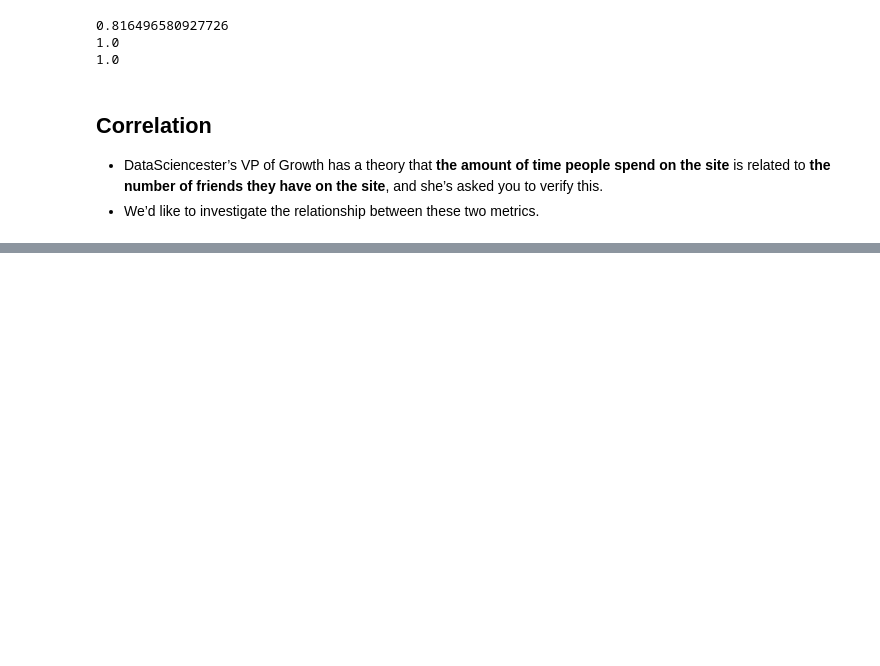
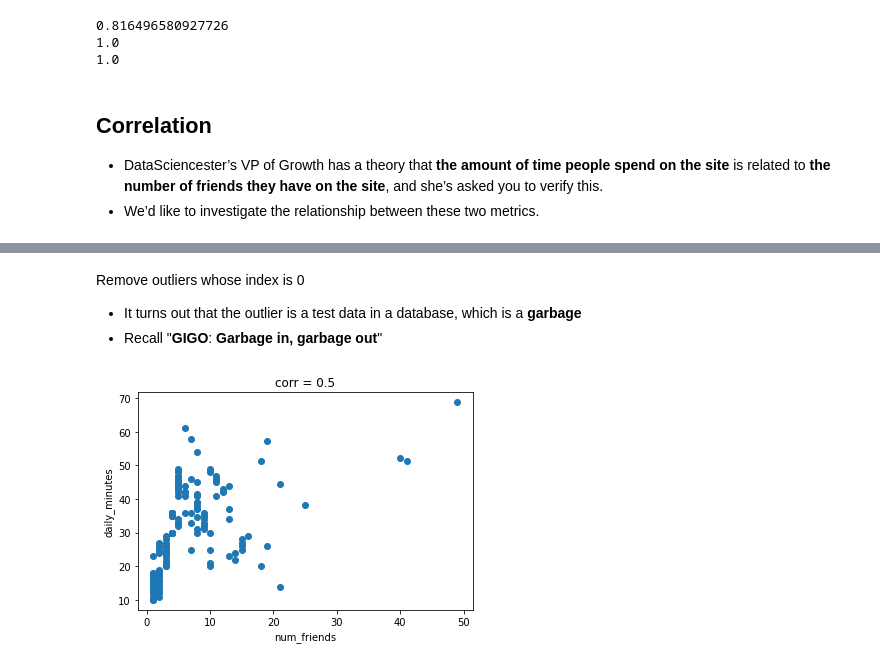
Before and after one commit to Lim-JiSeon/DataAnalysis, a Jupyter notebook: D‍ata Mining/Material/ch5_statistics-2020-student - Jupyter Notebook.ipynb, the cells around one changed output, grey strips where cells are left out. Drawn from its saved outputs; the diff is of its cells as text; code cells hidden in the pictures; blank space fills up the shorter version.

```diff
--- a/D‍ata Mining/Material/ch5_statistics-2020-student - Jupyter Notebook.ipynb
+++ b/D‍ata Mining/Material/ch5_statistics-2020-student - Jupyter Notebook.ipynb
@@ -285,0 +324,15 @@ print(standard_deviation([1,2,3]))
+# %% [markdown]
+Remove outliers whose index is 0<br>
+   - It turns out that the outlier is a test data in a database, which is a <b>garbage</b>
+   - Recall "<b>GIGO</b>: <b>Garbage in, garbage out</b>"
+# %%
+plt.scatter(num_friends[1:], daily_minutes[1:])
+#plt.scatter(num_friends[4:], daily_minutes[4:])
+plt.xlabel('num_friends')
+plt.ylabel('daily_minutes')
+plt.title('corr = {:.2}'.format(correlation(num_friends[1:], daily_minutes[1:]))) # corr = 0.57 -> 데이터셋이 다름
+plt.show()
+
+# outlier 때문에 corr이 낮게 나옴 제거하면 corr이 높게나온다
+# %% [output]
+[figure, added]
```
Also changed, not shown: parts of 22 cells of this notebook.
